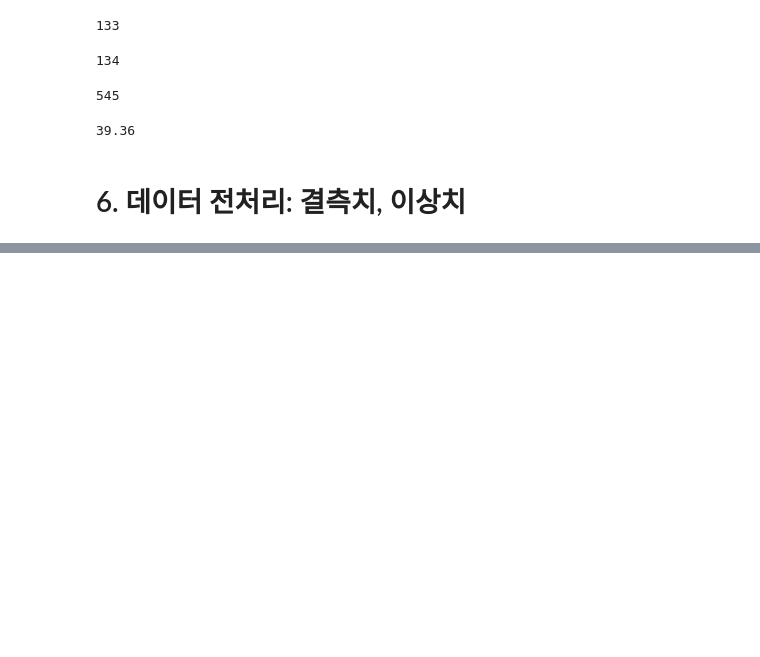
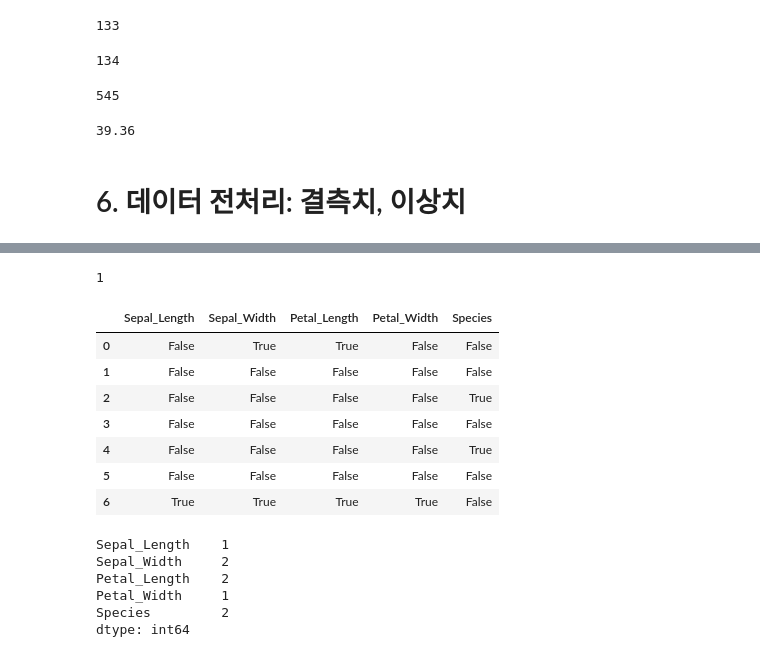
Before and after one commit to jinred9/TIL, a Jupyter notebook: TIL_file/202303/TIL_20230326.ipynb, the cells around one changed output, grey strips where cells are left out. Cells and saved outputs as stored; diff of their text form; code cells hidden in the pictures; blank space fills up the shorter version.

```diff
--- a/TIL_file/202303/TIL_20230326.ipynb
+++ b/TIL_file/202303/TIL_20230326.ipynb
@@ -99,0 +148,24 @@ df_test['temp'].max()
+# %%
+df_na['Sepal_Length'].isna().sum()
+# %% [output]
+1
+# %%
+df_na.isna()
+# %% [output]
+|  | Sepal_Length | Sepal_Width | Petal_Length | Petal_Width | Species |
+| 0 | False | True | True | False | False |
+| 1 | False | False | False | False | False |
+| 2 | False | False | False | False | True |
+| 3 | False | False | False | False | False |
+| 4 | False | False | False | False | True |
+| 5 | False | False | False | False | False |
+| 6 | True | True | True | True | False |
+# %%
+df_na.isna().sum()
+# %% [output]
+Sepal_Length    1
+Sepal_Width     2
+Petal_Length    2
+Petal_Width     1
+Species         2
+dtype: int64
```
Also changed, not shown: parts of 29 cells of this notebook, 2 other files.
